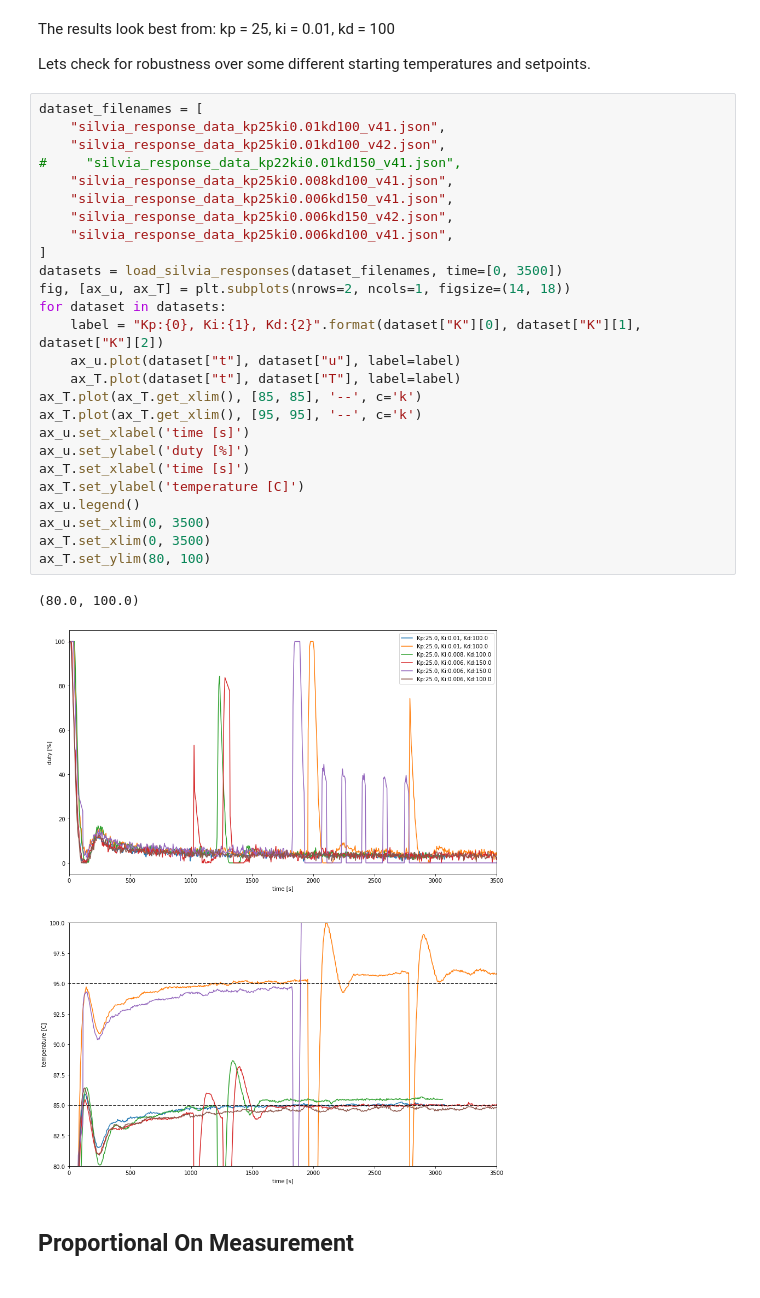
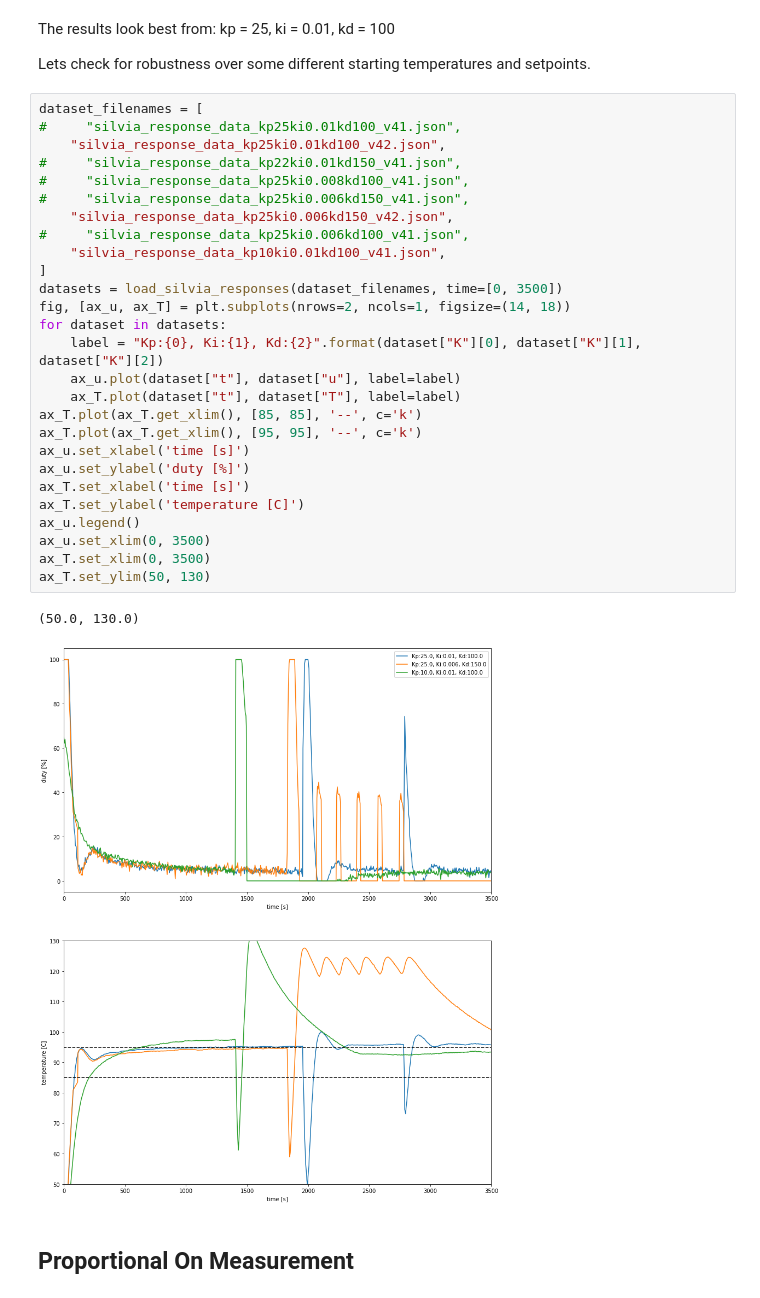
Before and after one commit to anh-agent-git/silvia, a Jupyter notebook: docs/docs/control/assets/silvia_manual_tuning.ipynb, the cells around one changed output. Drawn from its saved outputs; the diff is of its cells as text.

```diff
--- a/docs/docs/control/assets/silvia_manual_tuning.ipynb
+++ b/docs/docs/control/assets/silvia_manual_tuning.ipynb
@@ -843,33 +843,34 @@ kp = 25, ki = 0.01, kd = 100
 Lets check for robustness over some different starting temperatures and setpoints.
 # %%
 dataset_filenames = [
-    "silvia_response_data_kp25ki0.01kd100_v41.json",
+#     "silvia_response_data_kp25ki0.01kd100_v41.json",
     "silvia_response_data_kp25ki0.01kd100_v42.json",
 #     "silvia_response_data_kp22ki0.01kd150_v41.json",
-    "silvia_response_data_kp25ki0.008kd100_v41.json",
-    "silvia_response_data_kp25ki0.006kd150_v41.json",
+#     "silvia_response_data_kp25ki0.008kd100_v41.json",
+#     "silvia_response_data_kp25ki0.006kd150_v41.json",
     "silvia_response_data_kp25ki0.006kd150_v42.json",
-    "silvia_response_data_kp25ki0.006kd100_v41.json",
+#     "silvia_response_data_kp25ki0.006kd100_v41.json",
+    "silvia_response_data_kp10ki0.01kd100_v41.json",
 ]
 datasets = load_silvia_responses(dataset_filenames, time=[0, 3500])
 fig, [ax_u, ax_T] = plt.subplots(nrows=2, ncols=1, figsize=(14, 18))
 for dataset in datasets:
     label = "Kp:{0}, Ki:{1}, Kd:{2}".format(dataset["K"][0], dataset["K"][1], dataset["K"][2])
     ax_u.plot(dataset["t"], dataset["u"], label=label)
     ax_T.plot(dataset["t"], dataset["T"], label=label)
 ax_T.plot(ax_T.get_xlim(), [85, 85], '--', c='k')
 ax_T.plot(ax_T.get_xlim(), [95, 95], '--', c='k')
 ax_u.set_xlabel('time [s]')
 ax_u.set_ylabel('duty [%]')
 ax_T.set_xlabel('time [s]')
 ax_T.set_ylabel('temperature [C]')
 ax_u.legend()
 ax_u.set_xlim(0, 3500)
 ax_T.set_xlim(0, 3500)
-ax_T.set_ylim(80, 100)
+ax_T.set_ylim(50, 130)
 # %% [output]
-(80.0, 100.0)
+(50.0, 130.0)
-[figure, old version]
+[figure, new version]
 # %% [markdown]
 ## Proportional On Measurement
 # %%
```
Also changed, not shown: parts of 1 cell of this notebook, 3 other files.
